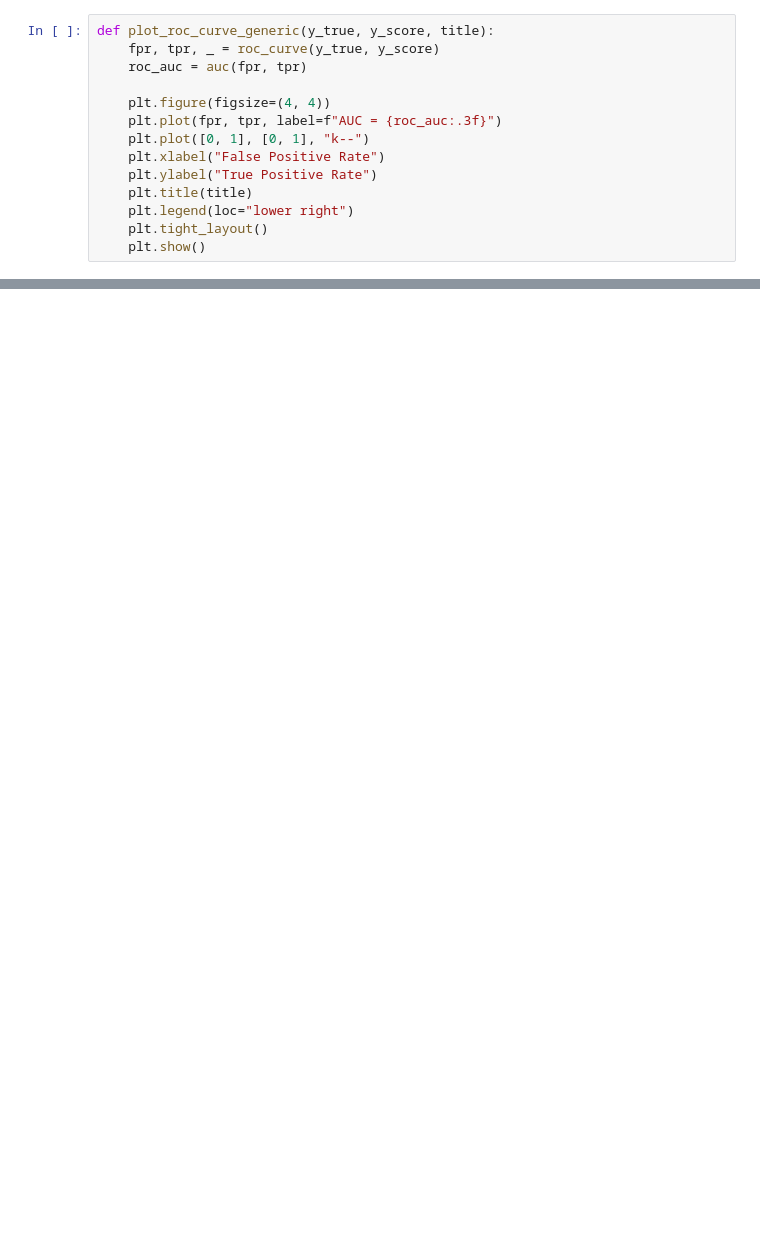
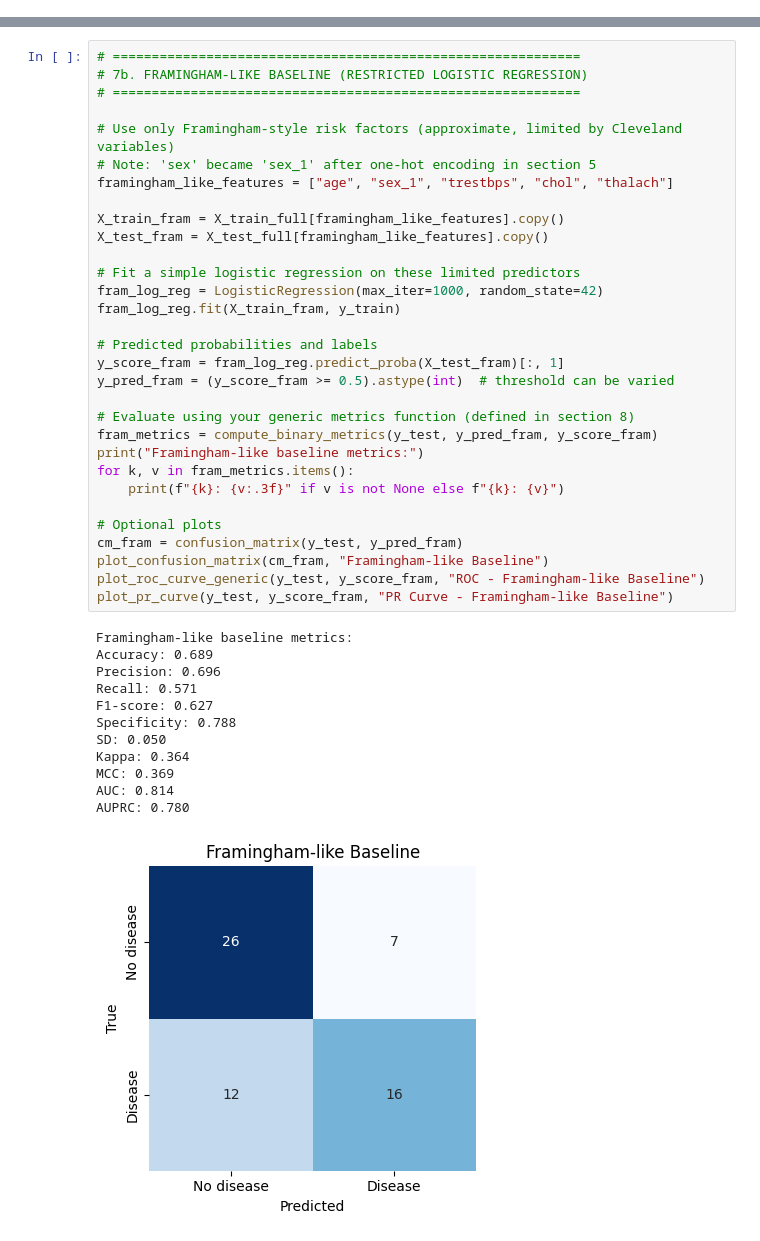
Before and after one commit to Dapaaj/Dis_predic, a Jupyter notebook: pythonmlmodels.ipynb, the cells around one changed output, grey strips where cells are left out. Drawn from its saved outputs; the diff is of its cells as text; blank space fills up the shorter version.

```diff
--- a/pythonmlmodels.ipynb
+++ b/pythonmlmodels.ipynb
@@ -217,14 +2,0 @@ def plot_confusion_matrix(cm, title):
-# %%
-def plot_roc_curve_generic(y_true, y_score, title):
-    fpr, tpr, _ = roc_curve(y_true, y_score)
-    roc_auc = auc(fpr, tpr)
-
-    plt.figure(figsize=(4, 4))
-    plt.plot(fpr, tpr, label=f"AUC = {roc_auc:.3f}")
-    plt.plot([0, 1], [0, 1], "k--")
-    plt.xlabel("False Positive Rate")
-    plt.ylabel("True Positive Rate")
-    plt.title(title)
-    plt.legend(loc="lower right")
-    plt.tight_layout()
-    plt.show()
@@ -808,0 +459,44 @@ summary_df.to_csv("model_performance_summary.csv", index=False)
+# %%
+# ============================================================
+# 7b. FRAMINGHAM-LIKE BASELINE (RESTRICTED LOGISTIC REGRESSION)
+# ============================================================
+
+# Use only Framingham-style risk factors (approximate, limited by Cleveland variables)
+# Note: 'sex' became 'sex_1' after one-hot encoding in section 5
+framingham_like_features = ["age", "sex_1", "trestbps", "chol", "thalach"]
+
+X_train_fram = X_train_full[framingham_like_features].copy()
+X_test_fram = X_test_full[framingham_like_features].copy()
+
+# Fit a simple logistic regression on these limited predictors
+fram_log_reg = LogisticRegression(max_iter=1000, random_state=42)
+fram_log_reg.fit(X_train_fram, y_train)
+
+# Predicted probabilities and labels
+y_score_fram = fram_log_reg.predict_proba(X_test_fram)[:, 1]
+y_pred_fram = (y_score_fram >= 0.5).astype(int)  # threshold can be varied
+
+# Evaluate using your generic metrics function (defined in section 8)
+fram_metrics = compute_binary_metrics(y_test, y_pred_fram, y_score_fram)
+print("Framingham-like baseline metrics:")
+for k, v in fram_metrics.items():
+    print(f"{k}: {v:.3f}" if v is not None else f"{k}: {v}")
+
+# Optional plots
+cm_fram = confusion_matrix(y_test, y_pred_fram)
+plot_confusion_matrix(cm_fram, "Framingham-like Baseline")
+plot_roc_curve_generic(y_test, y_score_fram, "ROC - Framingham-like Baseline")
+plot_pr_curve(y_test, y_score_fram, "PR Curve - Framingham-like Baseline")
+# %% [output]
+Framingham-like baseline metrics:
+Accuracy: 0.689
+Precision: 0.696
+Recall: 0.571
+F1-score: 0.627
+Specificity: 0.788
+SD: 0.050
+Kappa: 0.364
+MCC: 0.369
+AUC: 0.814
+AUPRC: 0.780
+[figure, added]
```
Also changed, not shown: parts of 48 cells of this notebook.
